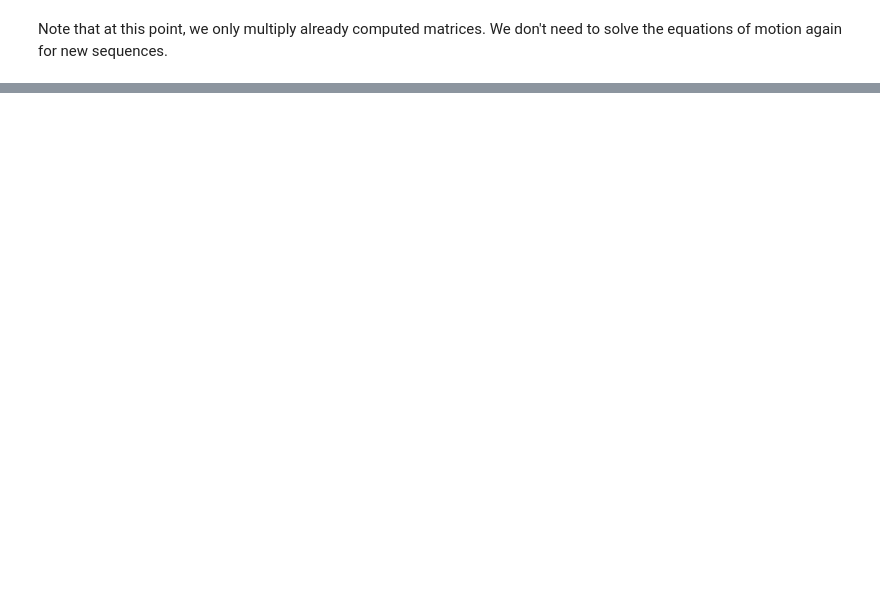
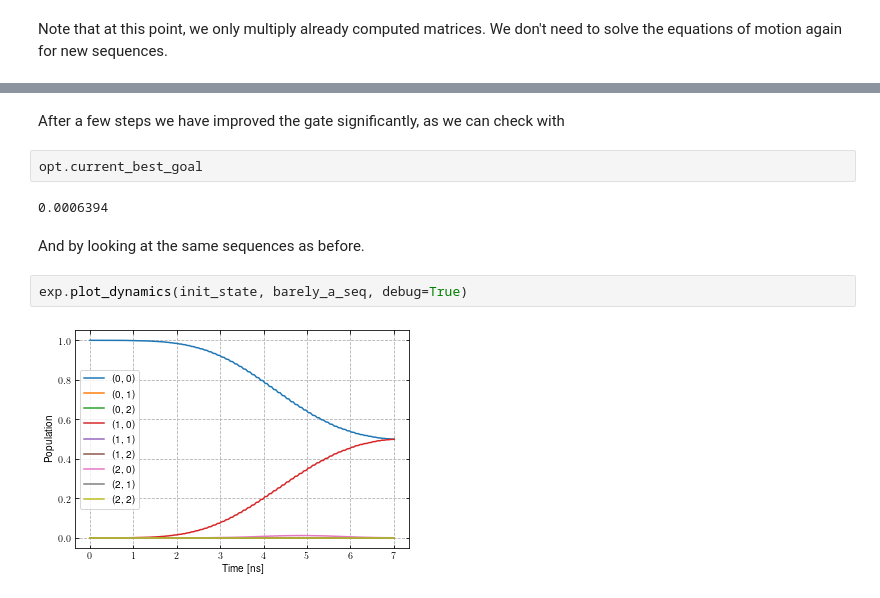
Before and after one commit to q-optimize/c3, a Jupyter notebook: examples/two_qubits.ipynb, the cells around one changed output, grey strips where cells are left out. Cells and saved outputs as stored; diff of their text form; blank space fills up the shorter version.

```diff
--- a/examples/two_qubits.ipynb
+++ b/examples/two_qubits.ipynb
@@ -528,0 +624,12 @@ Note that at this point, we only multiply already computed matrices. We don't ne
+# %% [markdown]
+After a few steps we have improved the gate significantly, as we can check with
+# %%
+opt.current_best_goal
+# %% [output]
+0.0006394
+# %% [markdown]
+And by looking at the same sequences as before.
+# %%
+exp.plot_dynamics(init_state, barely_a_seq, debug=True)
+# %% [output]
+[figure, added]
```
Also changed, not shown: parts of 30 cells of this notebook, 4 other files.
